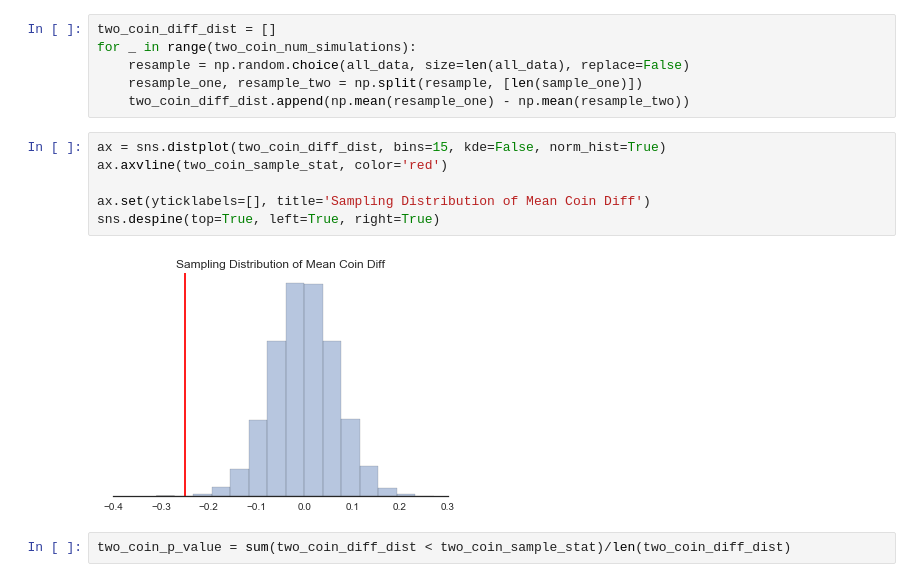
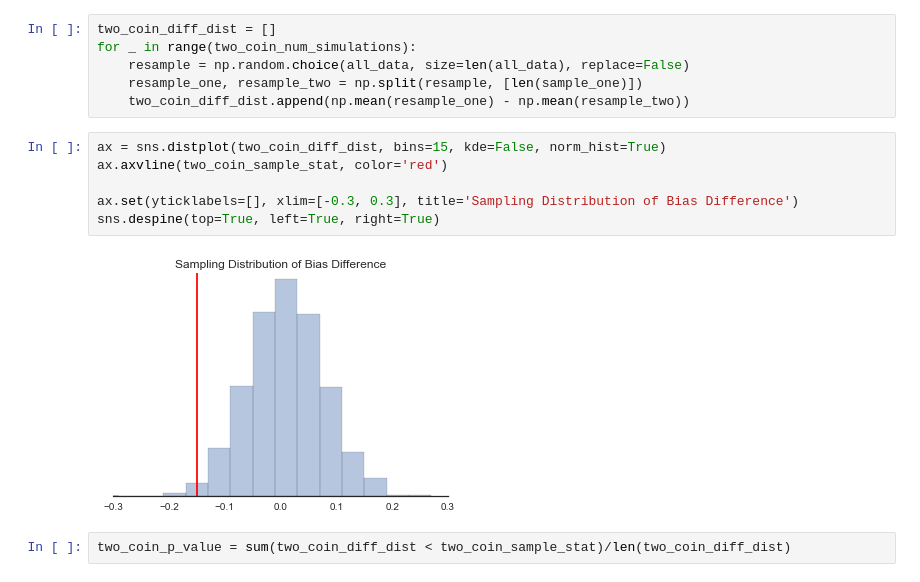
Before and after one commit to slgregoire/comp_stats, a Jupyter notebook: resampling_post.ipynb, the cells around one changed output. Drawn from its saved outputs; the diff is of its cells as text.

```diff
--- a/resampling_post.ipynb
+++ b/resampling_post.ipynb
@@ -92,11 +92,11 @@ for _ in range(two_coin_num_simulations):
 # %%
 ax = sns.distplot(two_coin_diff_dist, bins=15, kde=False, norm_hist=True)
 ax.axvline(two_coin_sample_stat, color='red')
 
-ax.set(yticklabels=[], title='Sampling Distribution of Mean Coin Diff')
+ax.set(yticklabels=[], xlim=[-0.3, 0.3], title='Sampling Distribution of Bias Difference')
 sns.despine(top=True, left=True, right=True)
 # %% [output]
-[figure, old version]
+[figure, new version]
 # %%
 two_coin_p_value = sum(two_coin_diff_dist < two_coin_sample_stat)/len(two_coin_diff_dist)
 # %%
```
Also changed, not shown: parts of 3 cells of this notebook.
